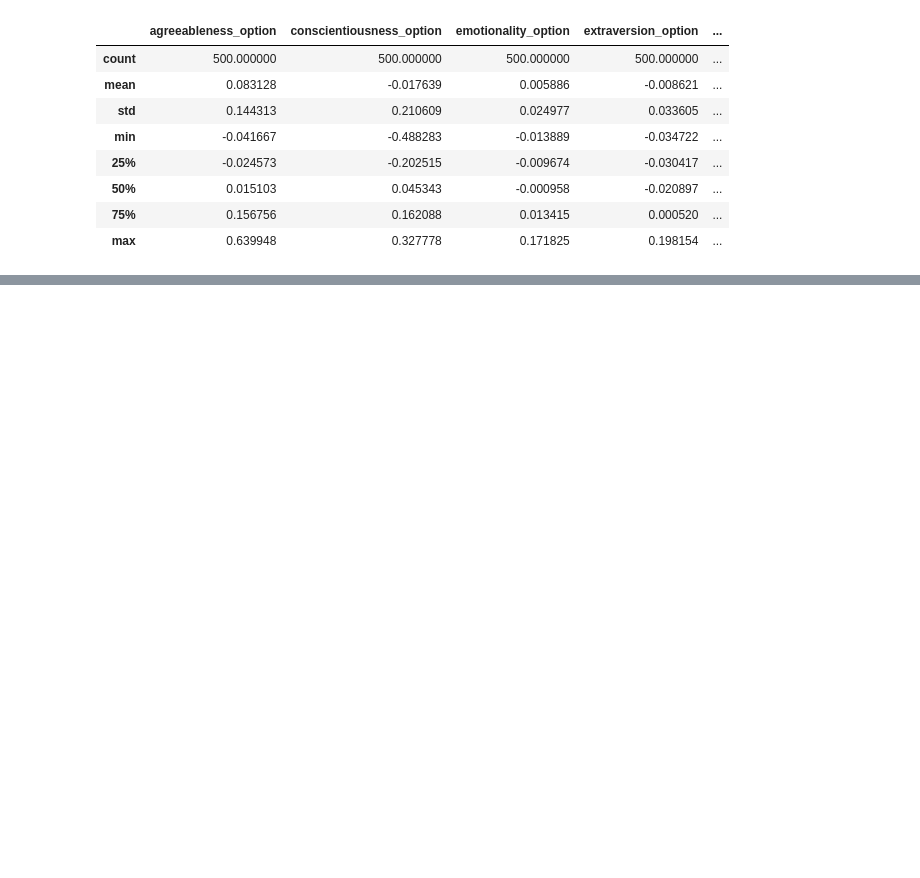
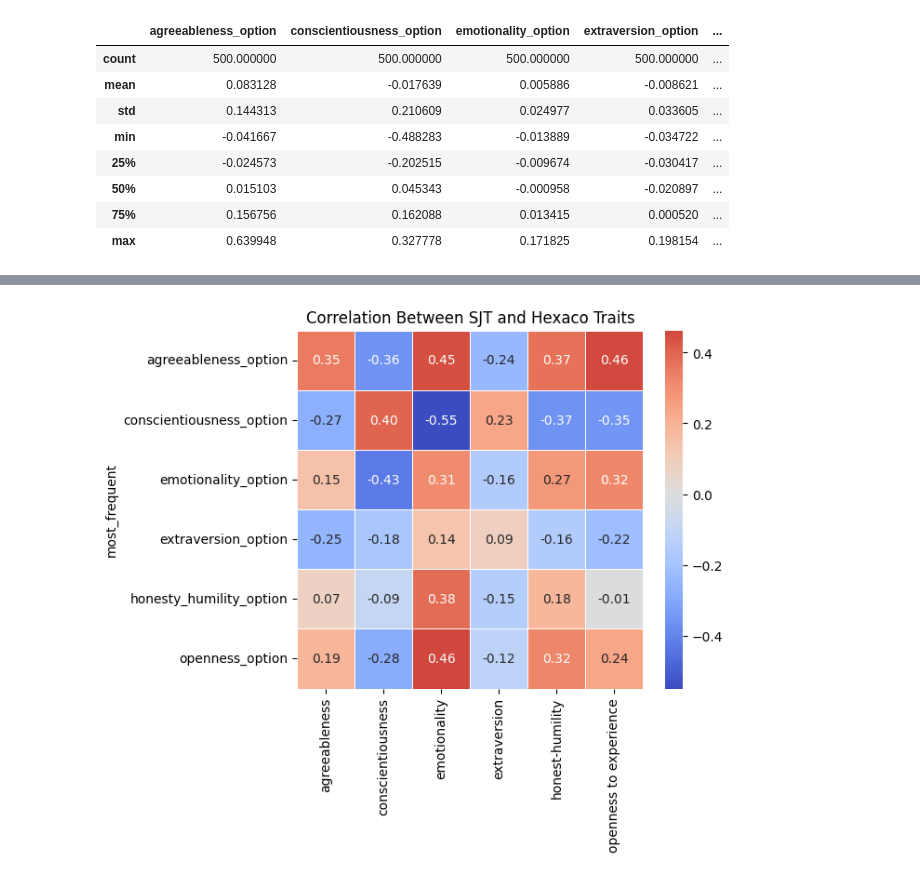
Before and after one commit to amir-abdullah-thoughtworks/psychometrics_for_LLMs, a Jupyter notebook: llm_psychometrics/notebooks/analysis/sjt_correlation_analysis_v1.ipynb, the cells around one changed output, grey strips where cells are left out. Cells and saved outputs as stored; diff of their text form; code cells hidden in the pictures; blank space fills up the shorter version.

```diff
--- a/llm_psychometrics/notebooks/analysis/sjt_correlation_analysis_v1.ipynb
+++ b/llm_psychometrics/notebooks/analysis/sjt_correlation_analysis_v1.ipynb
@@ -370,0 +506,4 @@ trait_sjt_score_diff.describe()
+# %%
+persona_hexaco_dist = pd.crosstab([hexaco_persona_responses["persona_id"], hexaco_persona_responses["question_idx"]], hexaco_persona_responses["answer"]).reset_index()
+
+base_hexaco_dist = pd.crosstab([hexaco_base_responses["persona_id"], hexaco_base_responses["question_idx"]], hexaco_base_responses["answer"]).reset_index()
@@ -370,0 +541,13 @@ trait_sjt_score_diff.describe()
+# %%
+base_hexaco_grouped_str_answers = (
+    base_hexaco_dist.groupby(["persona_id"])["most_frequent"]
+    .apply(list)
+    .reset_index(name="answers")
+)
+
+
+persona_hexaco_grouped_str_answers = (
+    persona_hexaco_dist.groupby(["persona_id"])["most_frequent"]
+    .apply(list)
+    .reset_index(name="answers")
+)
@@ -370,0 +557,3 @@ trait_sjt_score_diff.describe()
+# %%
+persona_hexaco_grouped_trait_df = pd.DataFrame(persona_hexaco_grouped_str_answers.apply(lambda x: get_trait_scores(x['answers']),axis = 1).to_list(), index = persona_hexaco_grouped_str_answers.index, columns = trait_list)
+persona_hexaco_grouped_trait_df['persona_id'] = persona_hexaco_grouped_str_answers['persona_id']
@@ -370,0 +576,25 @@ trait_sjt_score_diff.describe()
+# %%
+sjt_col_order = ['agreeableness_option', 'conscientiousness_option',
+       'emotionality_option', 'extraversion_option', 'honesty_humility_option',
+       'openness_option']
+hexaco_col_order = ['agreeableness','conscientiousness','emotionality','extraversion','honest-humility','openness to experience']
+# %%
+corr_matrix = pd.DataFrame(
+    {col: train_sjt_score[sjt_col_order].corrwith(persona_hexaco_grouped_trait_df[col]) for col in hexaco_col_order}
+)
+
+plt.figure(figsize=(6,5))
+
+sns.heatmap(
+    corr_matrix,
+    cmap="coolwarm",
+    center=0,
+    annot=True,      # show numbers
+    fmt=".2f",       # format to 2 decimal places
+    linewidths=0.5
+)
+
+plt.title("Correlation Between SJT and Hexaco Traits")
+plt.show()
+# %% [output]
+[figure, added]
```
Also changed, not shown: parts of 29 cells of this notebook, 1 other file.
